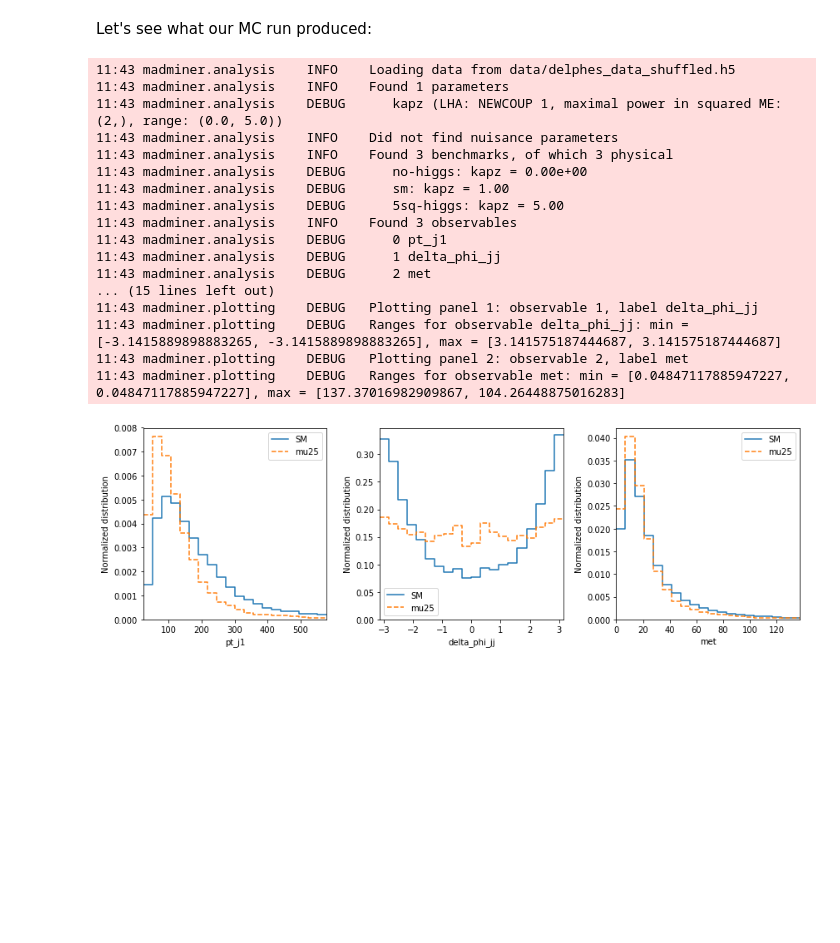
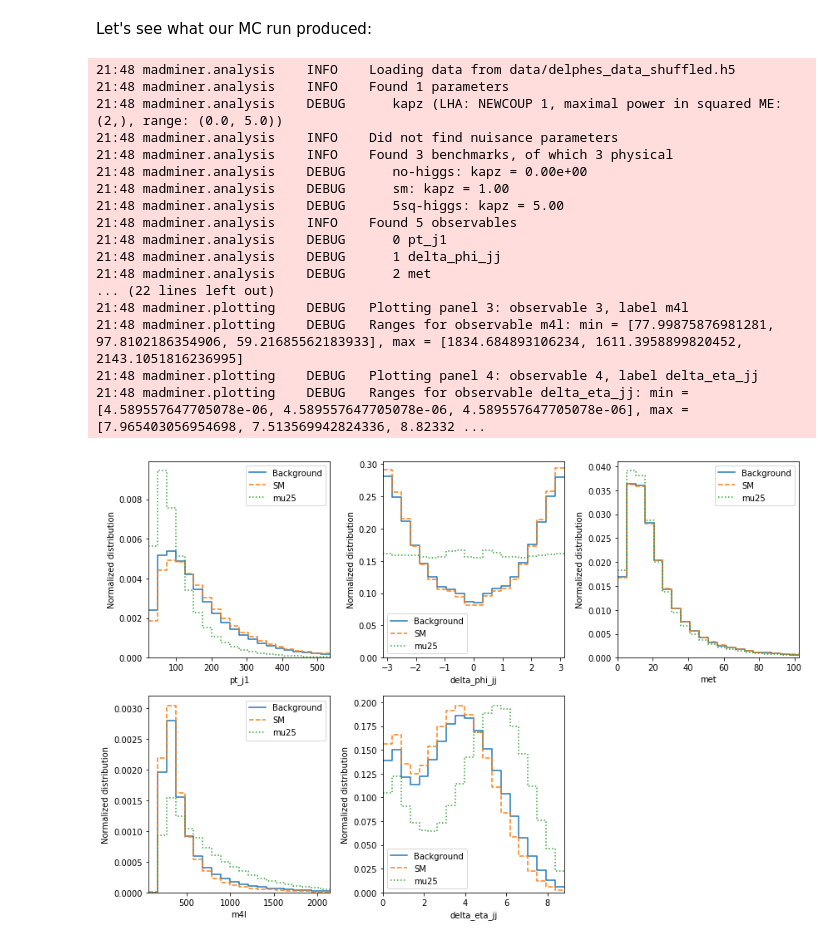
Before and after one commit to aghoshpub/LikelihoodFreeInterference, a Jupyter notebook: examples/tutorial_h4l/2b_plotting.ipynb, the cells around one changed output. Cells and saved outputs as stored; diff of their text form; code cells hidden in the pictures; blank space fills up the shorter version.

```diff
--- a/examples/tutorial_h4l/2b_plotting.ipynb
+++ b/examples/tutorial_h4l/2b_plotting.ipynb
@@ -44,29 +44,29 @@ Let's see what our MC run produced:
 # %%
 _ = plot_distributions(
     filename='data/delphes_data_shuffled.h5',
-    parameter_points=['sm', '5sq-higgs'],
-    line_labels=['SM', 'mu25'],
+    parameter_points=['no-higgs', 'sm', '5sq-higgs'],
+    line_labels=['Background', 'SM', 'mu25'],
     uncertainties='none',
     n_bins=20,
     n_cols=3,
     normalize=True,
 )
 # %% [output]
-11:43 madminer.analysis    INFO    Loading data from data/delphes_data_shuffled.h5
-11:43 madminer.analysis    INFO    Found 1 parameters
-11:43 madminer.analysis    DEBUG      kapz (LHA: NEWCOUP 1, maximal power in squared ME: (2,), range: (0.0, 5.0))
-11:43 madminer.analysis    INFO    Did not find nuisance parameters
-11:43 madminer.analysis    INFO    Found 3 benchmarks, of which 3 physical
-11:43 madminer.analysis    DEBUG      no-higgs: kapz = 0.00e+00
-11:43 madminer.analysis    DEBUG      sm: kapz = 1.00
-11:43 madminer.analysis    DEBUG      5sq-higgs: kapz = 5.00
-11:43 madminer.analysis    INFO    Found 3 observables
-11:43 madminer.analysis    DEBUG      0 pt_j1
-11:43 madminer.analysis    DEBUG      1 delta_phi_jj
-11:43 madminer.analysis    DEBUG      2 met
-... (15 lines left out)
-11:43 madminer.plotting    DEBUG   Plotting panel 1: observable 1, label delta_phi_jj
-11:43 madminer.plotting    DEBUG   Ranges for observable delta_phi_jj: min = [-3.1415889898883265, -3.1415889898883265], max = [3.141575187444687, 3.141575187444687]
-11:43 madminer.plotting    DEBUG   Plotting panel 2: observable 2, label met
-11:43 madminer.plotting    DEBUG   Ranges for observable met: min = [0.04847117885947227, 0.04847117885947227], max = [137.37016982909867, 104.26448875016283]
+21:48 madminer.analysis    INFO    Loading data from data/delphes_data_shuffled.h5
+21:48 madminer.analysis    INFO    Found 1 parameters
+21:48 madminer.analysis    DEBUG      kapz (LHA: NEWCOUP 1, maximal power in squared ME: (2,), range: (0.0, 5.0))
+21:48 madminer.analysis    INFO    Did not find nuisance parameters
+21:48 madminer.analysis    INFO    Found 3 benchmarks, of which 3 physical
+21:48 madminer.analysis    DEBUG      no-higgs: kapz = 0.00e+00
+21:48 madminer.analysis    DEBUG      sm: kapz = 1.00
+21:48 madminer.analysis    DEBUG      5sq-higgs: kapz = 5.00
+21:48 madminer.analysis    INFO    Found 5 observables
+21:48 madminer.analysis    DEBUG      0 pt_j1
+21:48 madminer.analysis    DEBUG      1 delta_phi_jj
+21:48 madminer.analysis    DEBUG      2 met
+... (22 lines left out)
+21:48 madminer.plotting    DEBUG   Plotting panel 3: observable 3, label m4l
+21:48 madminer.plotting    DEBUG   Ranges for observable m4l: min = [77.99875876981281, 97.8102186354906, 59.21685562183933], max = [1834.684893106234, 1611.3958899820452, 2143.1051816236995]
+21:48 madminer.plotting    DEBUG   Plotting panel 4: observable 4, label delta_eta_jj
+21:48 madminer.plotting    DEBUG   Ranges for observable delta_eta_jj: min = [4.589557647705078e-06, 4.589557647705078e-06, 4.589557647705078e-06], max = [7.965403056954698, 7.513569942824336, 8.82332 ...
-[figure, old version]
+[figure, new version]
```
Also changed, not shown: 6 other files.
